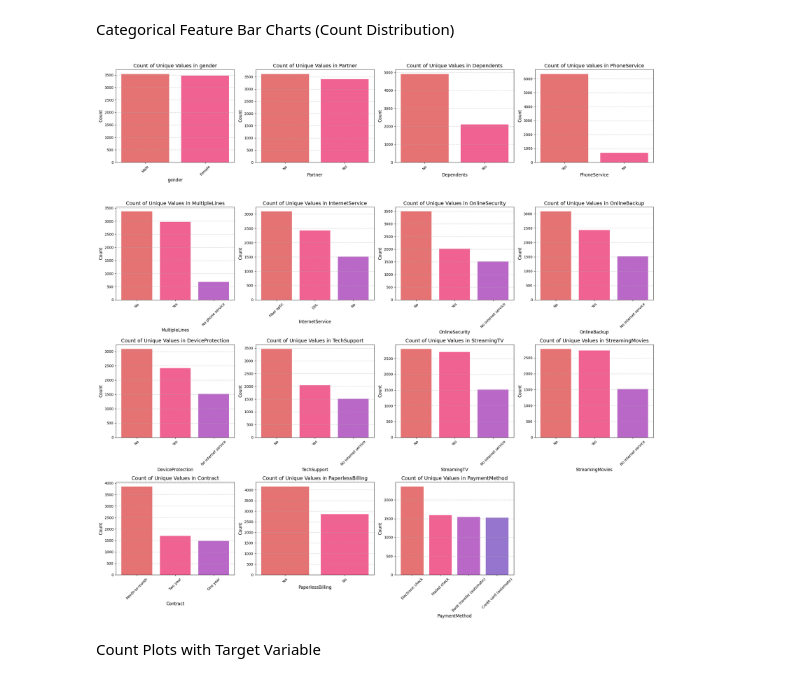
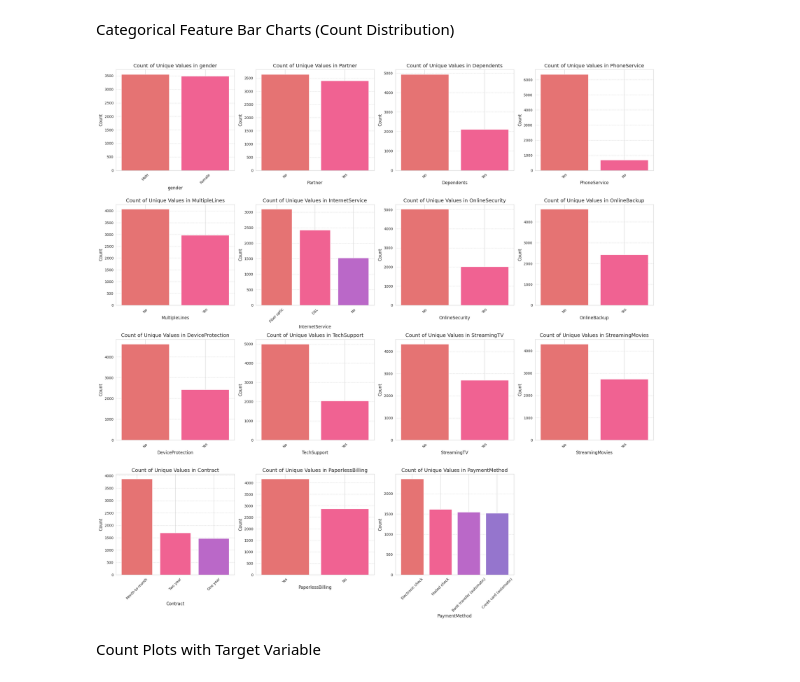
Before and after one commit to thruuuuuu/telco_churn_predict_model, a Jupyter notebook: notebooks/EDA.ipynb, the cells around one changed output. Saved outputs shown, nothing was run; the diff lists cells and outputs as text; code cells hidden in the pictures.

```diff
--- a/notebooks/EDA.ipynb
+++ b/notebooks/EDA.ipynb
@@ -291,37 +290,36 @@ def plot_categorical_counts_with_limited_colors(data, categorical_cols, plots_pe
         ax = axes[i]
 
         # Calculate value counts and ensure correct ordering
         counts = data[col].value_counts()
         categories = counts.index
 
         # Use the same 12 colors, cycling as needed
         bar_colors = colors_12 * (len(categories) // len(colors_12) + 1)
 
         # Plot count bar chart
         ax.bar(categories, counts, color=bar_colors[:len(categories)])
 
         # Use .replace("_str", "") to clean up the temporary SeniorCitizen column name
         ax.set_title(f'Count of Unique Values in {col.replace("_str", "")}', fontsize=14)
         ax.set_xlabel(col.replace("_str", ""), fontsize=12)
         ax.set_ylabel('Count', fontsize=12)
         ax.tick_params(axis='x', rotation=45)
         ax.grid(axis='y', linestyle='--', alpha=0.7)
 
     # Remove empty subplots
     for j in range(total_plots, len(axes)):
         fig.delaxes(axes[j])
 
     plt.tight_layout()
     plt.show()
 
-cat_cols = df_cleaned.select_dtypes(include=['object']).columns.tolist()
+cat_cols = df.select_dtypes(include=['object']).columns.tolist()
 
-cat_cols.remove('Churn')
 
 # Plot count bar charts for all categorical columns
-plot_categorical_counts_with_limited_colors(df_cleaned, cat_cols, plots_per_row=4)
+plot_categorical_counts_with_limited_colors(df, cat_cols, plots_per_row=4)
 # %% [output]
-[figure, old version]
+[figure, new version]
 # %% [markdown]
 Count Plots with Target Variable
 # %%
```
Also changed, not shown: parts of 19 cells of this notebook.
